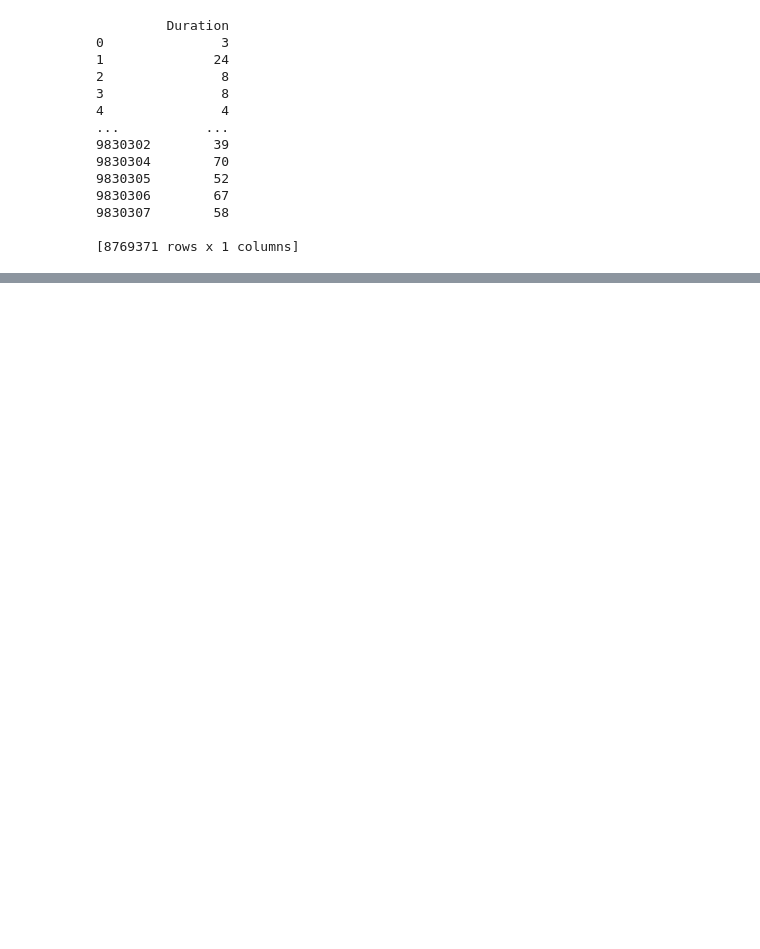
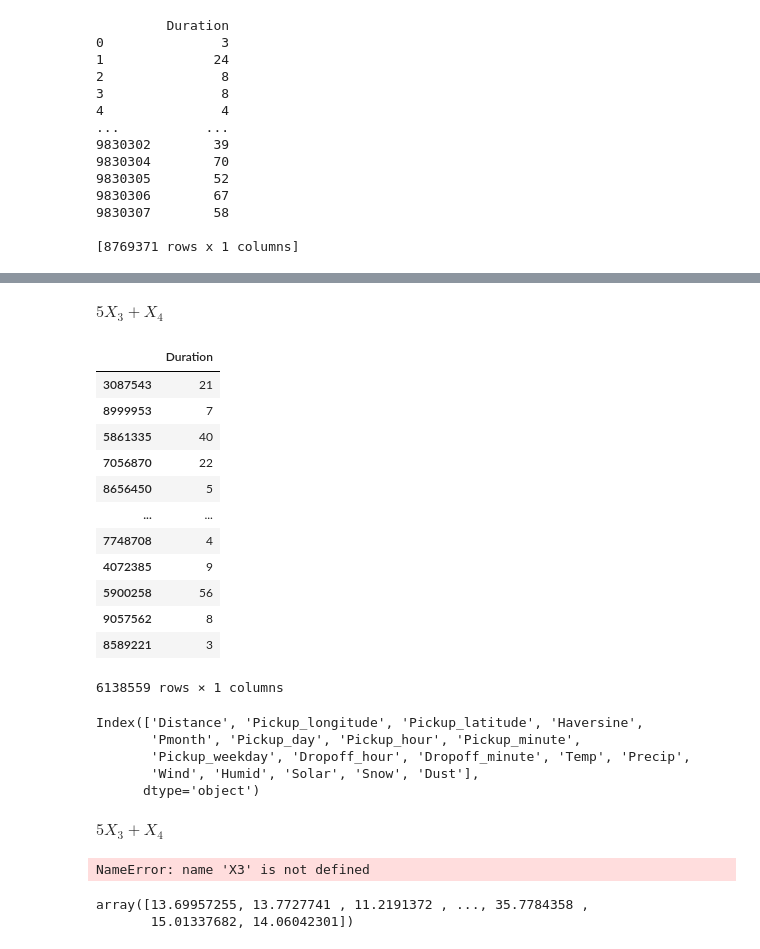
Before and after one commit to TangerineZA/cos710, a Jupyter notebook: A1_gplearn_cleaned.ipynb, the cells around one changed output, grey strips where cells are left out. Drawn from its saved outputs; the diff is of its cells as text; code cells hidden in the pictures; blank space fills up the shorter version.

```diff
--- a/A1_gplearn_cleaned.ipynb
+++ b/A1_gplearn_cleaned.ipynb
@@ -78,0 +152,4 @@ SymbolicRegressor(function_set=('add', 'sub', 'mul', 'div', 'sqrt'),
+# %%
+expression
+# %% [output]
+$\displaystyle 5 X_{3} + X_{4}$
@@ -78,0 +158,32 @@ SymbolicRegressor(function_set=('add', 'sub', 'mul', 'div', 'sqrt'),
+# %%
+y_train
+# %% [output]
+|  | Duration |
+| 3087543 | 21 |
+| 8999953 | 7 |
+| 5861335 | 40 |
+| 7056870 | 22 |
+| 8656450 | 5 |
+| ... | ... |
+| 7748708 | 4 |
+| 4072385 | 9 |
+| 5900258 | 56 |
+| 9057562 | 8 |
+| 8589221 | 3 |
+6138559 rows × 1 columns
+# %%
+X_train.columns
+# %% [output]
+Index(['Distance', 'Pickup_longitude', 'Pickup_latitude', 'Haversine',
+       'Pmonth', 'Pickup_day', 'Pickup_hour', 'Pickup_minute',
+       'Pickup_weekday', 'Dropoff_hour', 'Dropoff_minute', 'Temp', 'Precip',
+       'Wind', 'Humid', 'Solar', 'Snow', 'Dust'],
+      dtype='object')
+# %%
+expression
+# %% [output]
+$\displaystyle 5 X_{3} + X_{4}$
+# %%
+f(1,2,3,4,5,6,7,8,9,10,11,12,13,14,15,16,17,18)
+# %% [output]
+NameError: name 'X3' is not defined
@@ -78,0 +198,5 @@ SymbolicRegressor(function_set=('add', 'sub', 'mul', 'div', 'sqrt'),
+# %%
+y_pred
+# %% [output]
+array([13.69957255, 13.7727741 , 11.2191372 , ..., 35.7784358 ,
+       15.01337682, 14.06042301])
```
Also changed, not shown: parts of 25 cells of this notebook, 18 other files.
